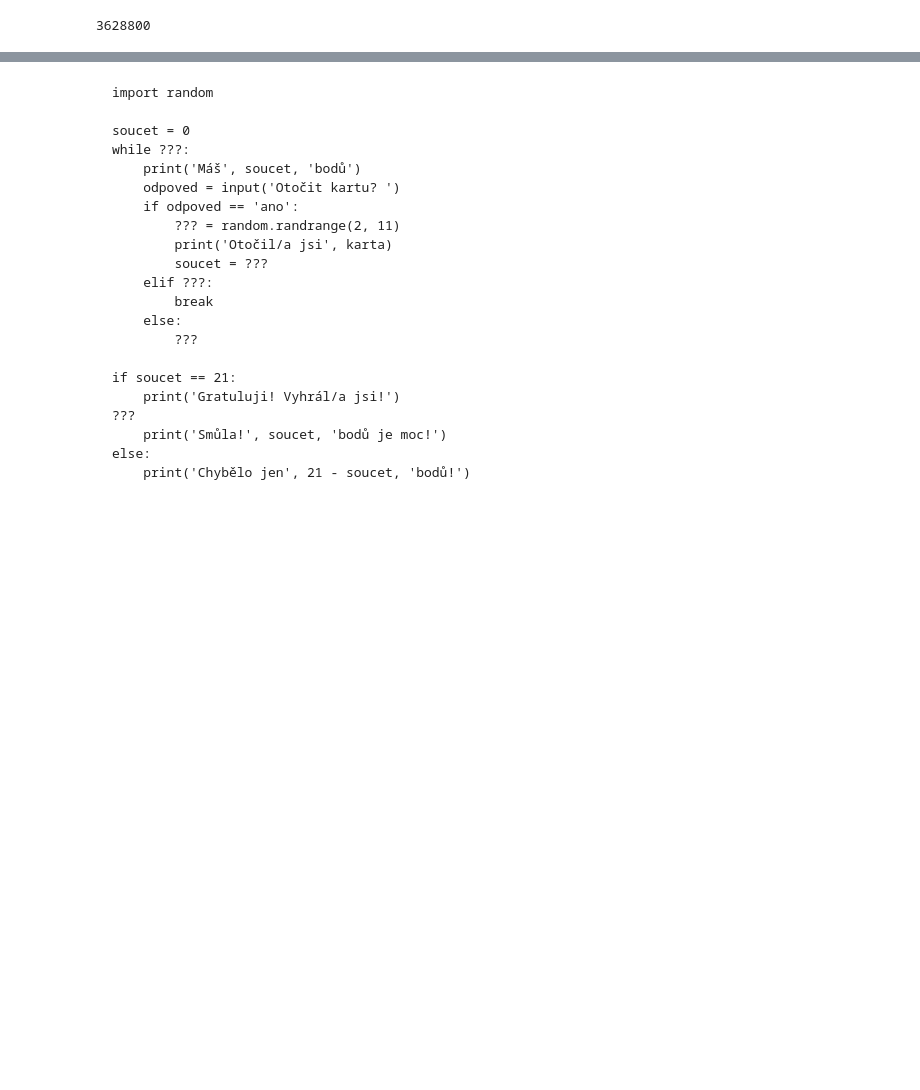
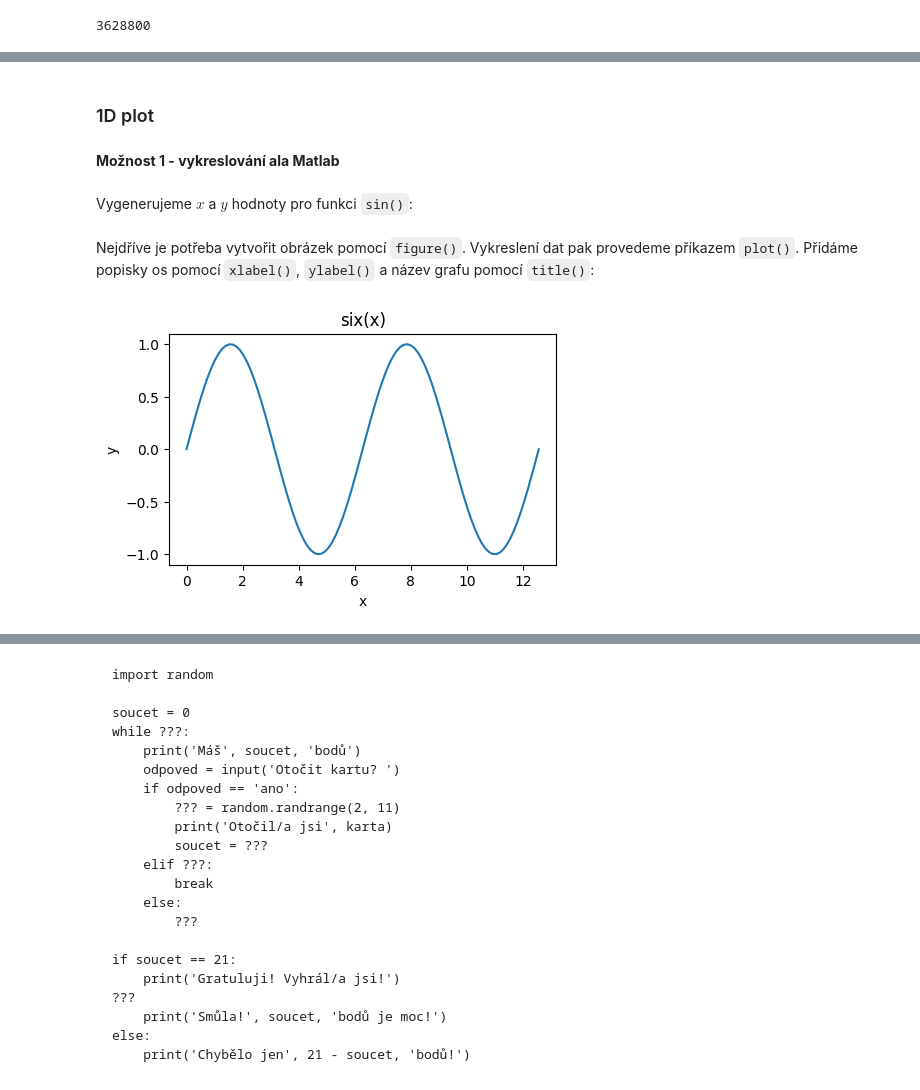
Before and after one commit to loepa01/NME1cvBook, a Jupyter notebook: _sources/lekce/01-uvod-python.ipynb, the cells around one changed output, grey strips where cells are left out. Saved outputs shown, nothing was run; the diff lists cells and outputs as text; code cells hidden in the pictures; blank space fills up the shorter version.

```diff
--- a/_sources/lekce/01-uvod-python.ipynb
+++ b/_sources/lekce/01-uvod-python.ipynb
@@ -636,0 +1023,22 @@ Doplňte chybějící části označené `???` a opravte chyby, aby fungoval pro
+# %% [markdown]
+### 1D plot
+# %% [markdown]
+**Možnost 1 - vykreslování ala Matlab**
+# %% [markdown]
+Vygenerujeme $x$ a $y$ hodnoty pro funkci `sin()`:
+# %%
+x = np.linspace(0,4*np.pi,100)
+y = np.sin(x)
+# %% [markdown]
+Nejdříve je potřeba vytvořit obrázek pomocí `figure()`. Vykreslení dat pak provedeme příkazem `plot()`.
+Přidáme popisky os pomocí `xlabel()`, `ylabel()` a název grafu pomocí `title()`:
+# %%
+plt.figure(0, figsize=(5,3))
+
+plt.plot(x,y)   # vykreslení 1D grafu/funkce
+
+plt.title('six(x)')
+plt.xlabel('x')
+plt.ylabel('y');
+# %% [output]
+[figure, added]
```
Also changed, not shown: parts of 133 cells of this notebook, 22 other files.
